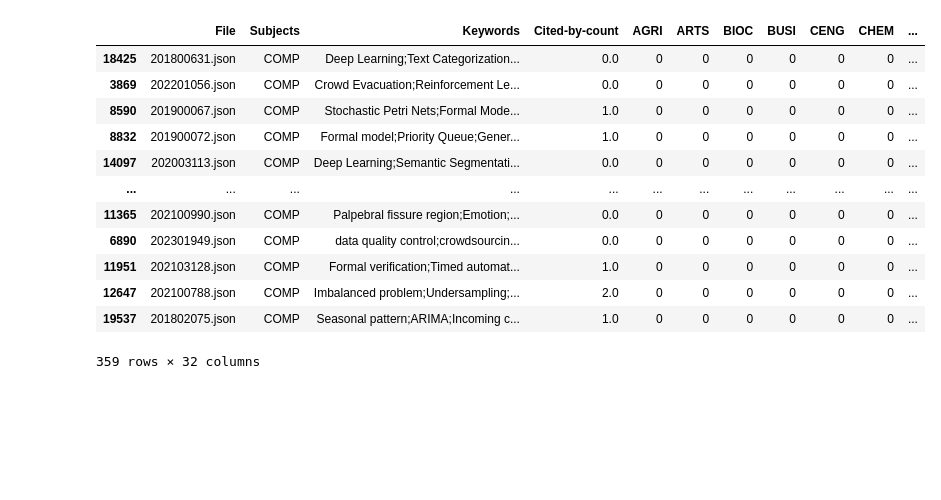
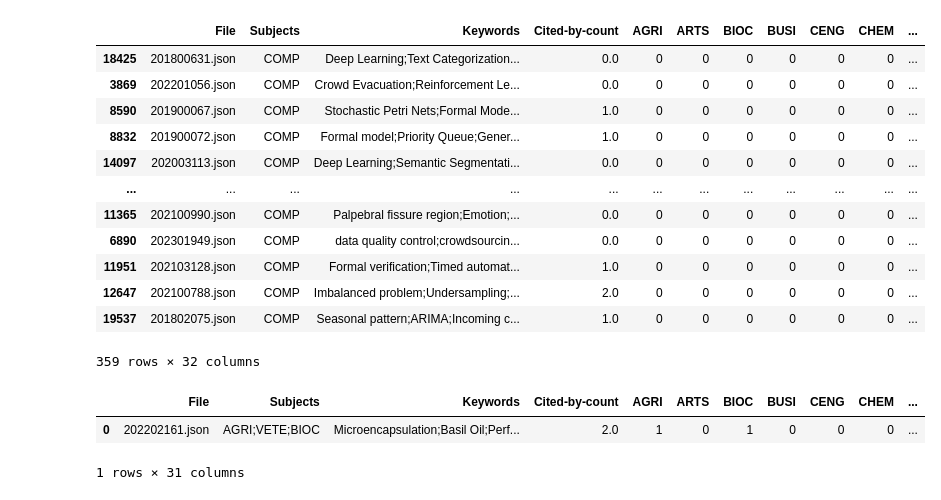
Before and after one commit to Mingpassawat/PaperRecommender, a Jupyter notebook: process.ipynb, the cells around one changed output. Cells and saved outputs as stored; diff of their text form; code cells hidden in the pictures; blank space fills up the shorter version.

```diff
--- a/process.ipynb
+++ b/process.ipynb
@@ -224,0 +227,6 @@ df6.loc[df6['Subjects']=="COMP"].sort_values(by="Mean")
+# %%
+df4.head(1)
+# %% [output]
+|  | File | Subjects | Keywords | Cited-by-count | AGRI | ARTS | BIOC | BUSI | CENG | CHEM | ... |
+| 0 | 202202161.json | AGRI;VETE;BIOC | Microencapsulation;Basil Oil;Perf... | 2.0 | 1 | 0 | 1 | 0 | 0 | 0 | ... |
+1 rows × 31 columns
```
Also changed, not shown: parts of 9 cells of this notebook.
